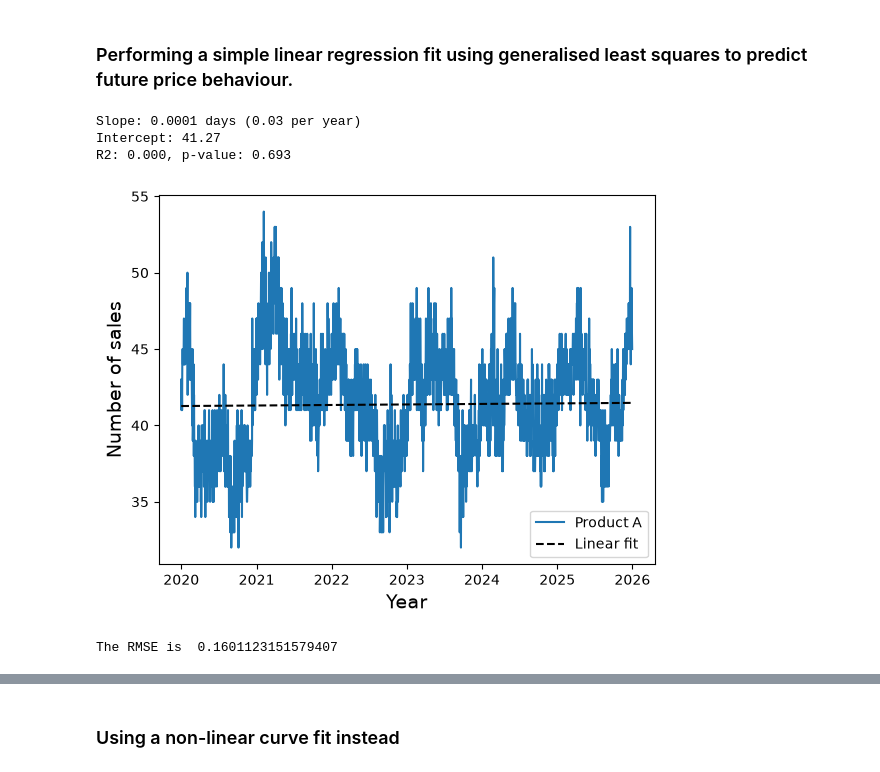
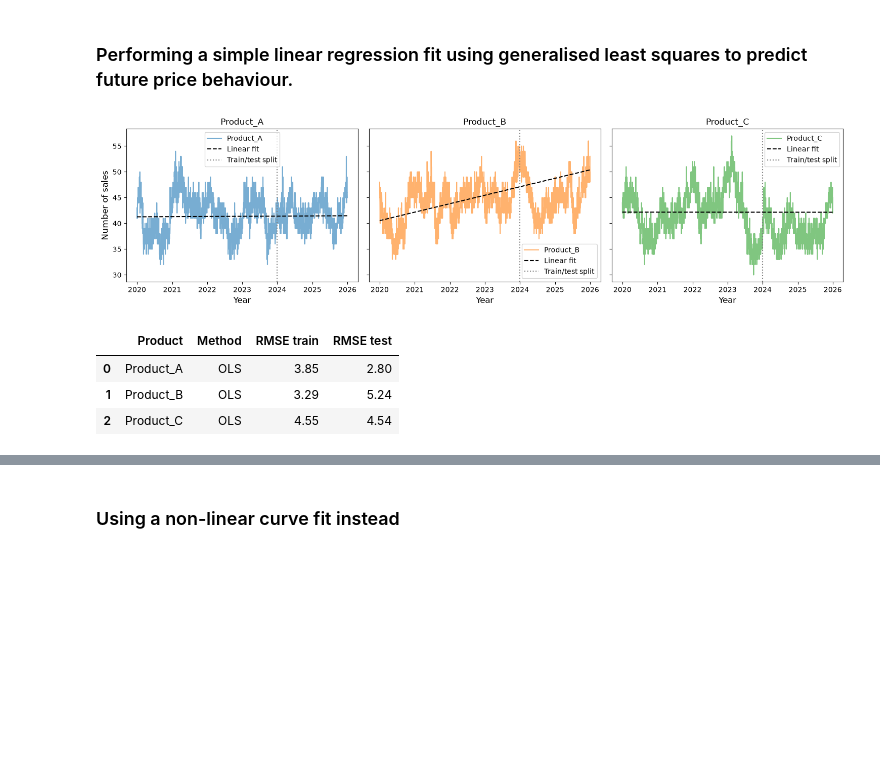
Before and after one commit to JosephDThomas/Chocolate_predictions, a Jupyter notebook: data_analysis.ipynb, the cells around one changed output, grey strips where cells are left out. Saved outputs shown, nothing was run; the diff lists cells and outputs as text; code cells hidden in the pictures; blank space fills up the shorter version.

```diff
--- a/data_analysis.ipynb
+++ b/data_analysis.ipynb
@@ -107,36 +71,57 @@ yearly_means
 # %%
 import numpy as np
 import pandas as pd
-from scipy import stats
 import matplotlib.pyplot as plt
 import matplotlib.dates as mdates
-
-x = (df_fit.index - df_fit.index[0]).days #Fitting on first 4 years
-t = (df.index - df.index[0]).days #extraplating out to 6 years
-
-result = stats.linregress(x, df_fit["Product_A"])
-print(f"Slope: {result.slope:.4f} days ({result.slope * 365.25:.2f} per year)")
-print(f"Intercept: {result.intercept:.2f}")
-print(f"R2: {result.rvalue**2:.3f}, p-value: {result.pvalue:.3g}")
+from scipy import stats
+from sklearn.metrics import root_mean_squared_error
 
 
-fit_line = result.intercept + result.slope * t
-RMSE = np.sqrt(1/sum(x) * sum((df["Product_A"]-fit_line)**2))
-#print(f"least squares mean: {np.mean(fit_line):.2f}")
+products = ["Product_A", "Product_B", "Product_C"]
+colours = {"Product_A": "tab:blue", "Product_B": "tab:orange", "Product_C": "tab:green"}
 
-fig, ax = plt.subplots()
-ax.plot(df.index, df["Product_A"], label="Product A",)
-ax.plot(df.index, fit_line, label="Linear fit", color="black", linestyle="--")
-ax.set_xlabel("Year", fontsize=14)
-ax.set_ylabel("Number of sales", fontsize=14)
-ax.legend()
-ax.xaxis.set_major_locator(mdates.YearLocator())
-ax.xaxis.set_major_formatter(mdates.DateFormatter("%Y"))
+# Time as days since the start of the series
+t0 = df.index[0]
+days_all = (df.index - t0).days.to_numpy()
+days_fit = (df_fit.index - t0).days.to_numpy()
+days_test = (df_test.index - t0).days.to_numpy()
+
+results = []  # shared scoreboard: later models append rows in the same format
+
+fig, axes = plt.subplots(1, 3, figsize=(15, 4), sharey=True)
+
+for ax, p in zip(axes, products):
+    y_fit = df_fit[p].to_numpy()
+    y_test = df_test[p].to_numpy()
+    # Fit on the training period only, then predict across the whole series
+    fit = stats.linregress(days_fit, df_fit[p])
+    predict = lambda d: fit.intercept + fit.slope * d
+    #predict = fit.intercept + fit.slope * days_all
+
+    rmse_train = root_mean_squared_error(y_fit, predict(days_fit))
+    rmse_test = root_mean_squared_error(y_test, predict(days_test))
+
+    training_results = {"Product": p, "Method": "OLS", "RMSE train": rmse_train, "RMSE test": rmse_test}
+    results.append(training_results)
+
+    ax.plot(df.index, df[p], color=colours[p], alpha=0.6, label=p)
+    ax.plot(df.index, predict(days_all), color="black", linestyle="--", label="Linear fit")
+    ax.axvline(df_test.index[0], color="grey", linestyle=":", label="Train/test split")
+
+    ax.set_title(p)
+    ax.set_xlabel("Year", fontsize=12)
+    ax.xaxis.set_major_locator(mdates.YearLocator())
+    ax.xaxis.set_major_formatter(mdates.DateFormatter("%Y"))
+    ax.legend()
+
+axes[0].set_ylabel("Number of sales", fontsize=12)
+plt.tight_layout()
 plt.show()
-print("The RMSE is ", RMSE)
+
+pd.DataFrame(results).round(2)
 # %% [output]
-Slope: 0.0001 days (0.03 per year)
-Intercept: 41.27
-R2: 0.000, p-value: 0.693
-[figure, old version]
+[figure, new version]
-The RMSE is  0.1601123151579407
+|  | Product | Method | RMSE train | RMSE test |
+| 0 | Product_A | OLS | 3.85 | 2.80 |
+| 1 | Product_B | OLS | 3.29 | 5.24 |
+| 2 | Product_C | OLS | 4.55 | 4.54 |
```
Also changed, not shown: parts of 12 cells of this notebook.
